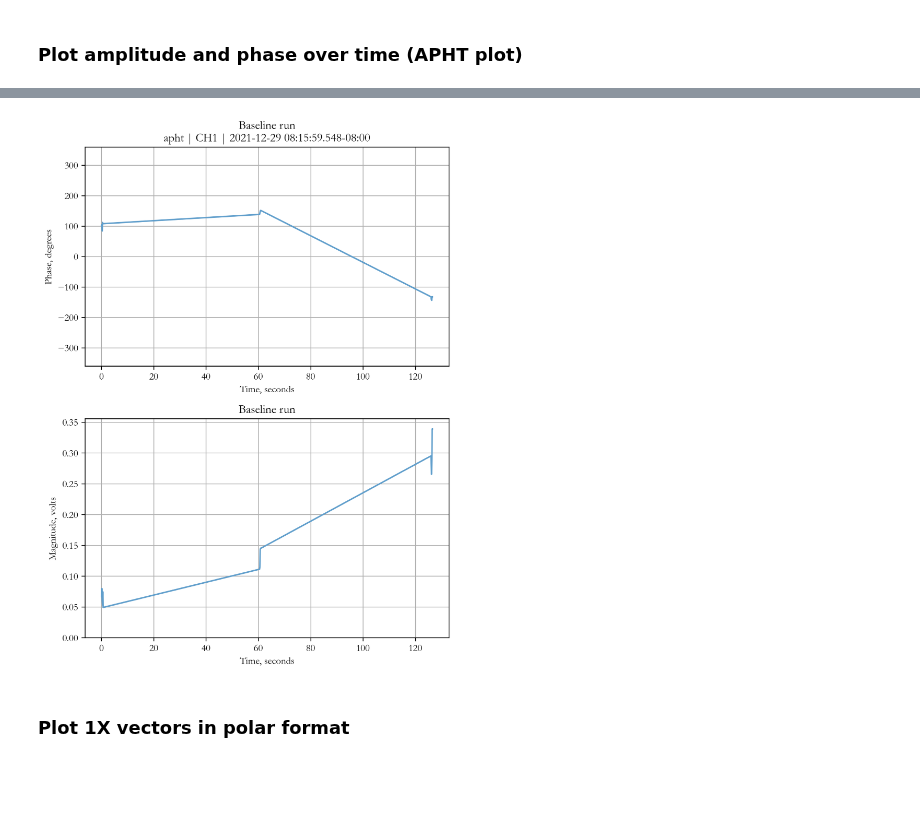
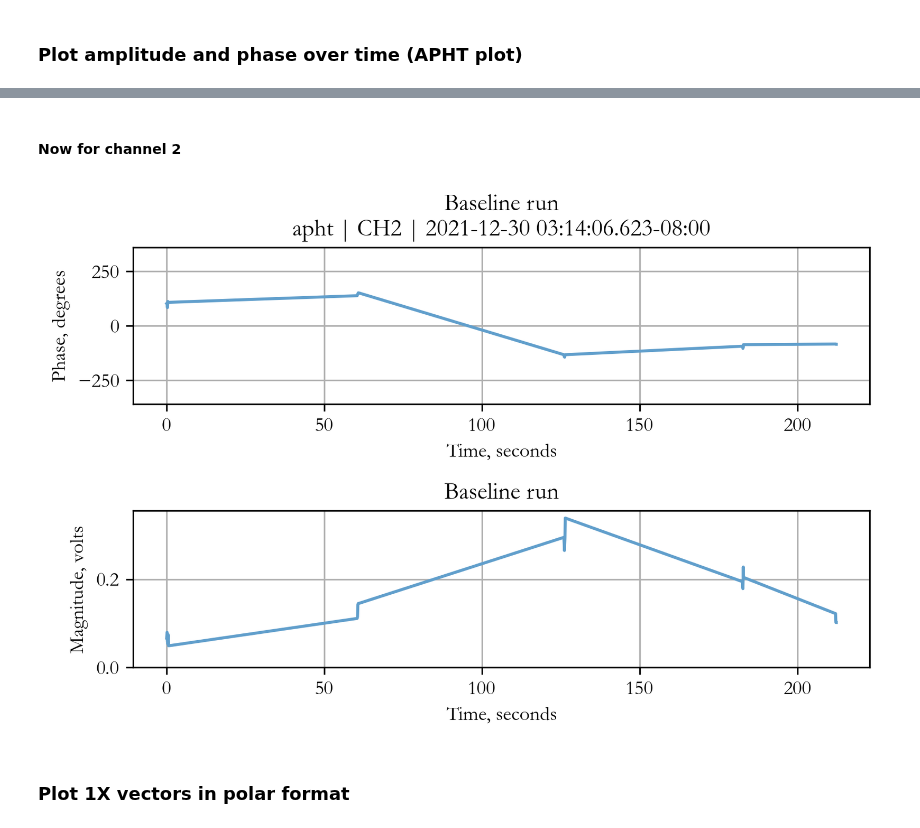
Before and after one commit to RobotSquirrelProd/AppliedVibrationAnalysis, a Jupyter notebook: PlotScopeData_MultipleSamples.ipynb, the cells around one changed output, grey strips where cells are left out. Cells and saved outputs as stored; diff of their text form; code cells hidden in the pictures; blank space fills up the shorter version.

```diff
--- a/PlotScopeData_MultipleSamples.ipynb
+++ b/PlotScopeData_MultipleSamples.ipynb
@@ -57,7 +58,7 @@ https://stackoverflow.com/questions/20906474/import-multiple-csv-files-into-pand
 # %% [markdown]
 Choose files by entering them in a list. Clumsy, but I need to test specific cases
 # %%
-lst_filenames = ['test_001_000.csv', 'test_001_001.csv', 'test_001_002.csv']
+lst_filenames = ['test_001_000.csv', 'test_001_001.csv', 'test_001_002.csv', 'test_001_003.csv', 'test_001_004.csv']
 # %% [markdown]
 Or all files with a given extension in the current director
 # %%
@@ -130,11 +139,28 @@ for idx, str_filename in enumerate(lst_filenames):
     np_d_eventtimes = class1.np_d_est_triggers(np_d_sig=class1.np_d_sig, i_direction=0, d_threshold=0.125)
 
     # 1X extraction
-    np_d_nx = np.append(np_d_nx, class1.calc_nx(np_d_sig=class1.get_np_d_sig(idx=1), np_d_eventtimes=class1.np_d_eventtimes(),
+    np_d_nx_ch1 = np.append(np_d_nx_ch1, class1.calc_nx(np_d_sig=class1.get_np_d_sig(idx=0), np_d_eventtimes=class1.np_d_eventtimes(),
+                                          b_verbose=False))
+    np_d_nx_ch2 = np.append(np_d_nx_ch2, class1.calc_nx(np_d_sig=class1.get_np_d_sig(idx=1), np_d_eventtimes=class1.np_d_eventtimes(),
                                           b_verbose=False))
 
-    # Time series
-    np_d_time_ch1 = np.append(np_d_time_ch1, class1.np_d_eventtimes()+d_seconds_ch1)
-    np_d_time_ch2 = np.append(np_d_time_ch2, class1.np_d_eventtimes(idx=1)+d_seconds_ch2)
+    # Peak-to-peak estimation
+    np_d_pp_ch1 = np.append(np_d_pp_ch1,
+                            savgol_filter(ClSignalFeaturesEst.np_d_est_amplitude(class1.get_np_d_sig(idx=0)), 101, 1))
+    np_d_pp_ch2 = np.append(np_d_pp_ch2,
+                            savgol_filter(ClSignalFeaturesEst.np_d_est_amplitude(class1.get_np_d_sig(idx=1)), 101, 1))
+
+    # RMS estimation
+    np_d_rms_ch1 = np.append(np_d_rms_ch1, ClSignalFeaturesEst.np_d_est_rms(class1.get_np_d_sig(idx=0)))
+    np_d_rms_ch2 = np.append(np_d_rms_ch2, ClSignalFeaturesEst.np_d_est_rms(class1.get_np_d_sig(idx=1)))
+
+    # Time series. Eventtimes and signal times have to be tracked seperately
+    np_d_time_ch1 =  np.append(np_d_time_ch1, class1.d_time_plot(idx=0)+d_seconds_ch1)
+    np_d_time_ch2 =  np.append(np_d_time_ch2, class1.d_time_plot(idx=1)+d_seconds_ch2)
+    np_d_eventtimes_ch1 = np.append(np_d_eventtimes_ch1, class1.np_d_eventtimes()+d_seconds_ch1)
+    np_d_eventtimes_ch2 = np.append(np_d_eventtimes_ch2, class1.np_d_eventtimes(idx=1)+d_seconds_ch2)
+
+    # RPM values
+    np_d_rpm_ch1 = np.append(np_d_rpm_ch1, class1.np_d_rpm())
 # %% [markdown]
 ### Plot amplitude and phase over time (APHT plot)
@@ -140,0 +169,5 @@ for idx, str_filename in enumerate(lst_filenames):
+# %%
+plt.rcParams['figure.figsize'] = [6, 4]
+class_nx_ch1 = ClSigCompUneven(np_d_nx_ch1, np_d_eventtimes_ch1, str_eu='volts', str_point_name='CH1', dt_timestamp=dt_timestamp_base)
+class_nx_ch1.str_plot_desc = 'Baseline run'
+lst_apht_ch1 = class_nx_ch1.plt_apht()
@@ -141,8 +176,11 @@ for idx, str_filename in enumerate(lst_filenames):
+# %% [markdown]
+#### Now for channel 2
 # %%
-class_nx = ClSigCompUneven(np_d_nx, np_d_time_ch1, str_eu='volts', str_point_name='CH1', dt_timestamp=dt_timestamp_base)
-class_nx.str_plot_desc = 'Baseline run'
-lst_apht = class_nx.plt_apht()
+class_nx_ch2 = ClSigCompUneven(np_d_nx_ch2, np_d_eventtimes_ch1, str_eu='volts', str_point_name='CH2',
+                               dt_timestamp=dt_timestamp_base)
+class_nx_ch2.str_plot_desc = 'Baseline run'
+lst_apht_ch2 = class_nx_ch2.plt_apht()
 # %% [output]
-[figure, old version]
+[figure, new version]
 # %% [markdown]
 ### Plot 1X vectors in polar format
```
Also changed, not shown: parts of 36 cells of this notebook, 11 other files.
